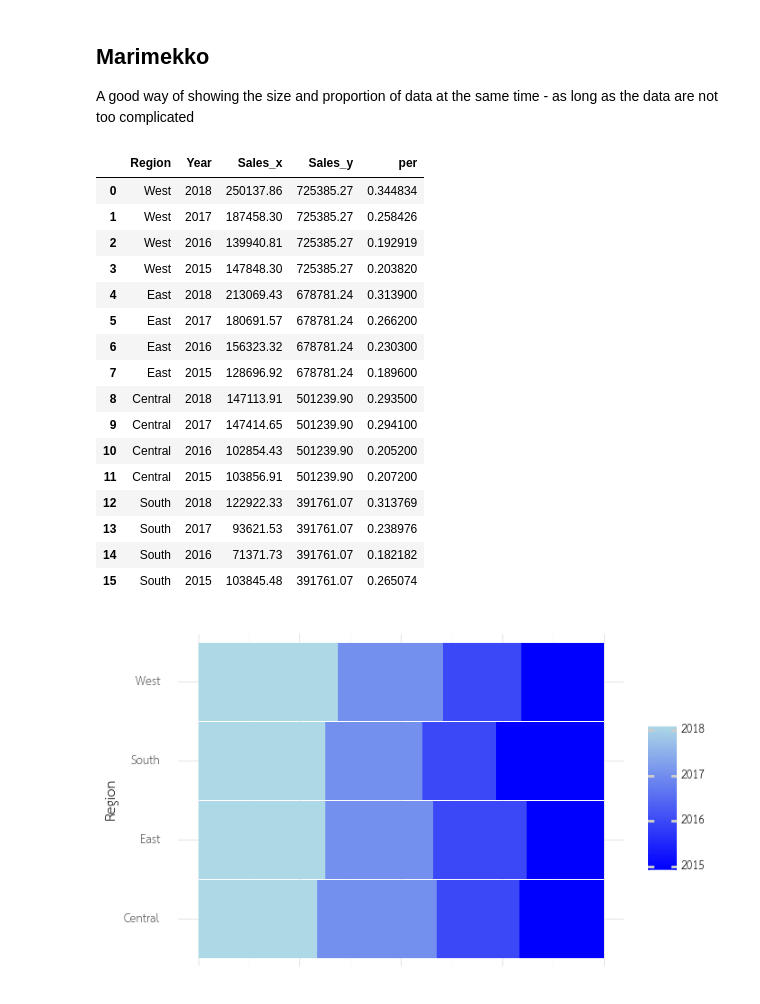
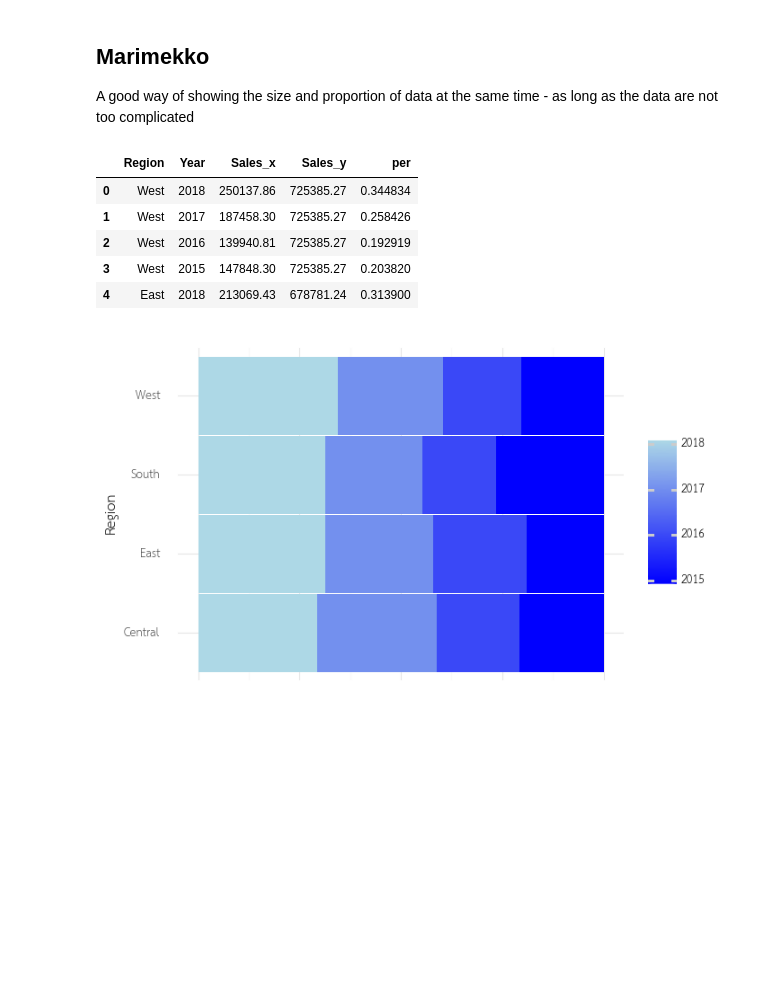
Before and after one commit to cstorm125/viztech, a Jupyter notebook: magnitude.ipynb, the cells around one changed output. Cells and saved outputs as stored; diff of their text form; code cells hidden in the pictures; blank space fills up the shorter version.

```diff
--- a/magnitude.ipynb
+++ b/magnitude.ipynb
@@ -89,27 +89,16 @@ A good way of showing the size and proportion of data at the same time - as long
 # %%
 df = pd.read_csv('data/marimekko.csv')
 df_agg = df[['Region','Sales']].groupby('Region').sum().reset_index()
 df =df.merge(df_agg,on='Region')
 df['per'] = df['Sales_x']/df['Sales_y']
-df
+df.head()
 # %% [output]
 |  | Region | Year | Sales_x | Sales_y | per |
 | 0 | West | 2018 | 250137.86 | 725385.27 | 0.344834 |
 | 1 | West | 2017 | 187458.30 | 725385.27 | 0.258426 |
 | 2 | West | 2016 | 139940.81 | 725385.27 | 0.192919 |
 | 3 | West | 2015 | 147848.30 | 725385.27 | 0.203820 |
 | 4 | East | 2018 | 213069.43 | 678781.24 | 0.313900 |
-| 5 | East | 2017 | 180691.57 | 678781.24 | 0.266200 |
-| 6 | East | 2016 | 156323.32 | 678781.24 | 0.230300 |
-| 7 | East | 2015 | 128696.92 | 678781.24 | 0.189600 |
-| 8 | Central | 2018 | 147113.91 | 501239.90 | 0.293500 |
-| 9 | Central | 2017 | 147414.65 | 501239.90 | 0.294100 |
-| 10 | Central | 2016 | 102854.43 | 501239.90 | 0.205200 |
-| 11 | Central | 2015 | 103856.91 | 501239.90 | 0.207200 |
-| 12 | South | 2018 | 122922.33 | 391761.07 | 0.313769 |
-| 13 | South | 2017 | 93621.53 | 391761.07 | 0.238976 |
-| 14 | South | 2016 | 71371.73 | 391761.07 | 0.182182 |
-| 15 | South | 2015 | 103845.48 | 391761.07 | 0.265074 |
 # %%
 g = (ggplot(df,aes(x='Region',y='per',fill='Year')) +
      geom_col(width=0.99) + coord_flip() +
```
Also changed, not shown: parts of 3 cells of this notebook, 3 other files.
